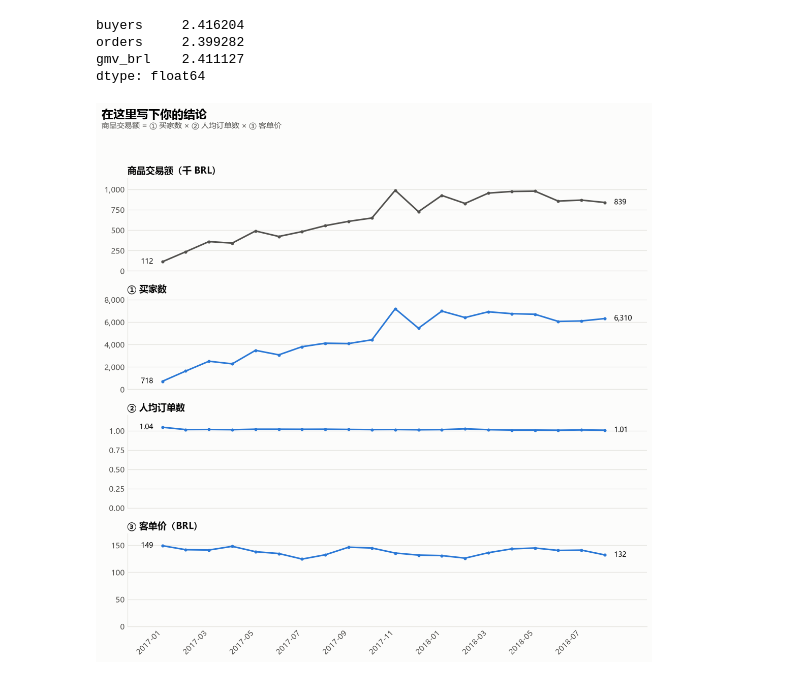
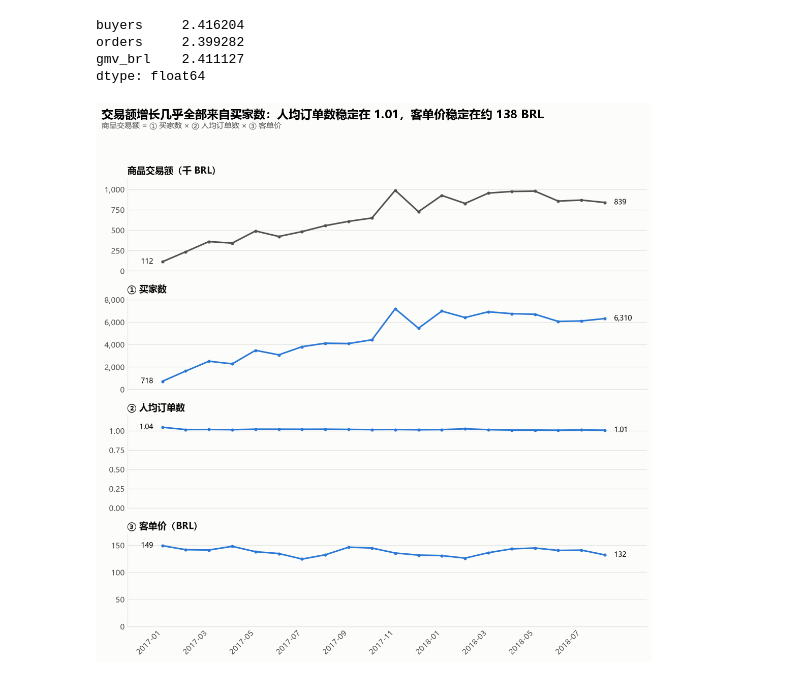
Before and after one commit to LeeMichael-L/olist-analytics, a Jupyter notebook: python/m1_kpi_tree.ipynb, the cells around one changed output. Saved outputs shown, nothing was run; the diff lists cells and outputs as text; code cells hidden in the pictures.

```diff
--- a/python/m1_kpi_tree.ipynb
+++ b/python/m1_kpi_tree.ipynb
@@ -78,32 +78,32 @@ dtype: float64
 panels = [
     ("gmv_brl",          "商品交易额（千 BRL）", 1000, "{:,.0f}", COLORS["text_secondary"]),
     ("buyers",           "① 买家数",             1,    "{:,.0f}", COLORS["blue"]),
     ("orders_per_buyer", "② 人均订单数",         1,    "{:.2f}",  COLORS["blue"]),
     ("aov",              "③ 客单价（BRL）",      1,    "{:,.0f}", COLORS["blue"]),
 ]
 
 fig, axes = plt.subplots(len(panels), 1, figsize=(10, 10), sharex=True)
 
 # 用循环逐个画面板，避免把同样的代码写4遍
 for ax, (col, title, scale, fmt, color) in zip(axes, panels):
     values = df_kpi[col] / scale
     ax.plot(df_kpi["purchase_month"], values, color=color, marker="o", markersize=3)
     ax.set_title(title, fontsize=12)
     ax.set_ylim(0, values.max() * 1.15)          # 每个面板的纵轴都从0开始
     ax.yaxis.set_major_formatter(FuncFormatter(lambda v, _, f=fmt: f.format(v)))
     # 在线的首尾标出起点和终点的数值
     first, last = values.iloc[0], values.iloc[-1]
     ax.text(len(df_kpi) - 0.6, last, fmt.format(last), va="center", fontsize=9, color=COLORS["text"])
     ax.text(-0.4, first, fmt.format(first), va="center", ha="right", fontsize=9, color=COLORS["text"])
 
 axes[-1].set_xticks(range(0, len(df_kpi), 2))
 axes[-1].set_xticklabels(df_kpi["purchase_month"][::2], rotation=45, ha="right")
 axes[0].set_xlim(-1.5, len(df_kpi) + 0.8)
 
-fig.suptitle("在这里写下你的结论", x=0.01, y=0.995, ha="left", fontsize=15, fontweight="bold")
+fig.suptitle("交易额增长几乎全部来自买家数：人均订单数稳定在 1.01，客单价稳定在约 138 BRL", x=0.01, y=0.995, ha="left", fontsize=15, fontweight="bold")
 fig.text(0.01, 0.96, "商品交易额 = ① 买家数 × ② 人均订单数 × ③ 客单价", fontsize=10, color=COLORS["text_secondary"])
 fig.tight_layout(rect=(0, 0, 1, 0.945))
 fig.savefig("../docs/figures/m1_kpi_tree.png", dpi=150, bbox_inches="tight")
 plt.show()
 # %% [output]
-[figure, old version]
+[figure, new version]
```
Also changed, not shown: parts of 1 cell of this notebook, 11 other files.
